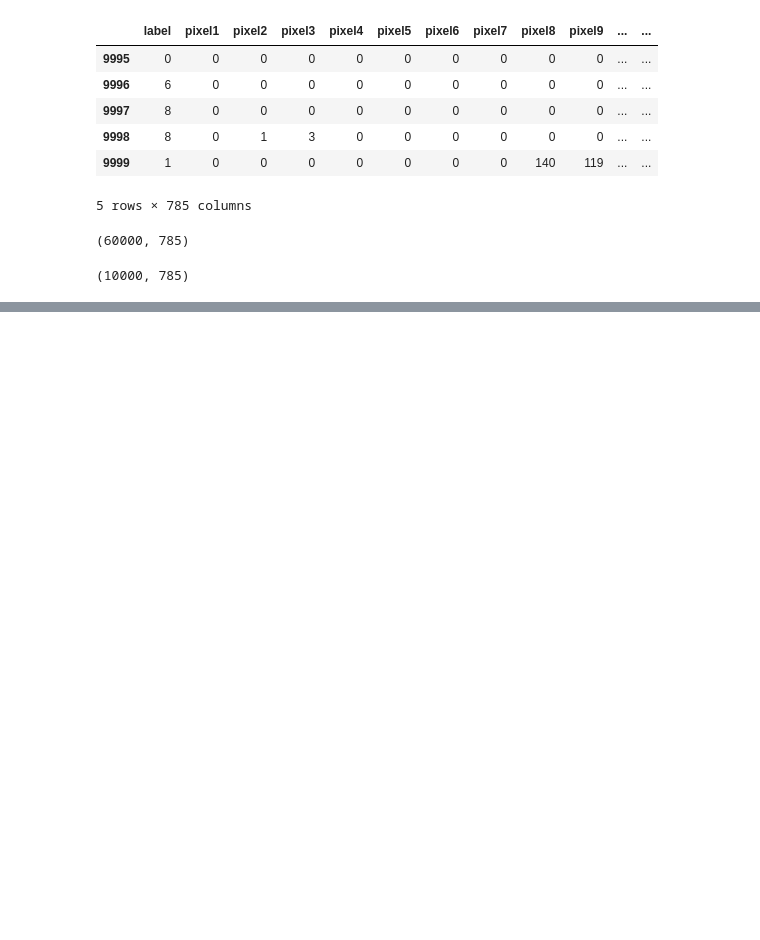
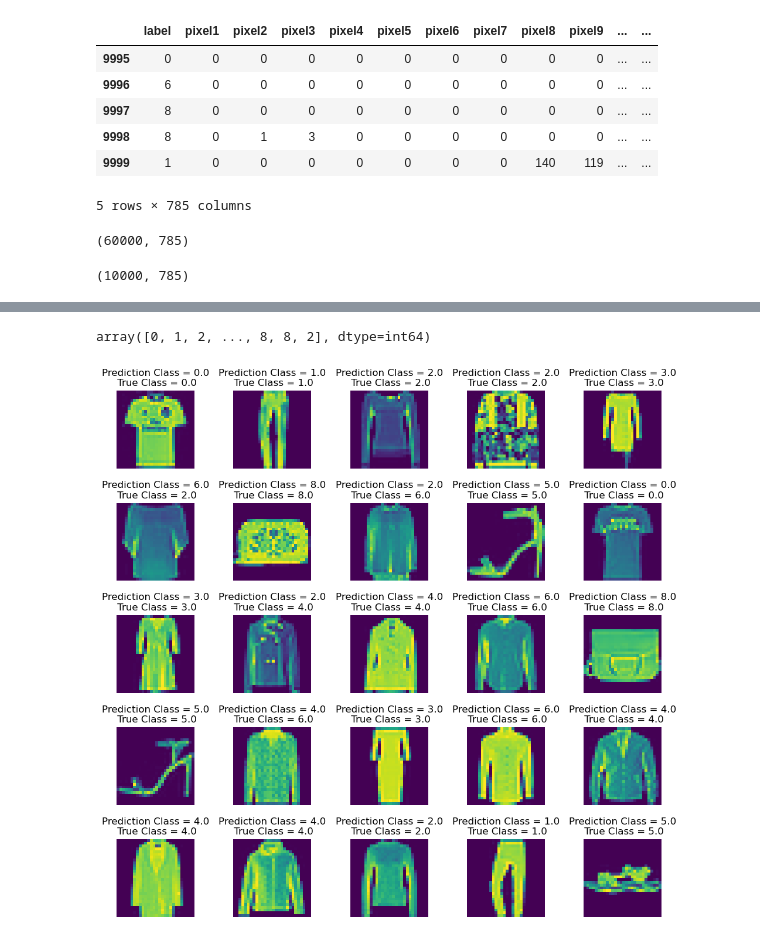
Before and after one commit to I2S9/Fashion-class-classification, a Jupyter notebook: Fashion MNIST.ipynb, the cells around one changed output, grey strips where cells are left out. Cells and saved outputs as stored; diff of their text form; code cells hidden in the pictures; blank space fills up the shorter version.

```diff
--- a/Fashion MNIST.ipynb
+++ b/Fashion MNIST.ipynb
@@ -118,0 +168,6 @@ plt.subplots_adjust(hspace=0.4)
+# %%
+cnn_model.compile(loss = 'sparse_categorical_crossentropy', optimizer = Adam(learning_rate = 0.001), metrics = ['accuracy'])
+# %%
+epochs = 50
+# %%
+cnn_model.fit(X_train, y_train, batch_size=512, epochs=epochs, verbose=1, validation_data=(X_validate, y_validate))
@@ -118,0 +206,3 @@ plt.subplots_adjust(hspace=0.4)
+# %%
+predicted_probabilities = cnn_model.predict(X_test)
+predicted_classes = predicted_probabilities.argmax(axis=-1)
@@ -118,0 +211,18 @@ plt.subplots_adjust(hspace=0.4)
+# %%
+predicted_classes
+# %% [output]
+array([0, 1, 2, ..., 8, 8, 2], dtype=int64)
+# %%
+L = 5
+W = 5
+fig, axes = plt.subplots(L, W, figsize = (12,12))
+axes = axes.ravel()
+
+for i in np.arange(0, L * W):
+    axes[i].imshow(X_test[i].reshape(28, 28))
+    axes[i].set_title("Prediction Class = {:0.1f}\n True Class = {:0.1f}".format(predicted_classes[i], y_test[i]))
+    axes[i].axis('off')
+
+plt.subplots_adjust(wspace = 0.5)
+# %% [output]
+[figure, added]
```
Also changed, not shown: parts of 27 cells of this notebook.
